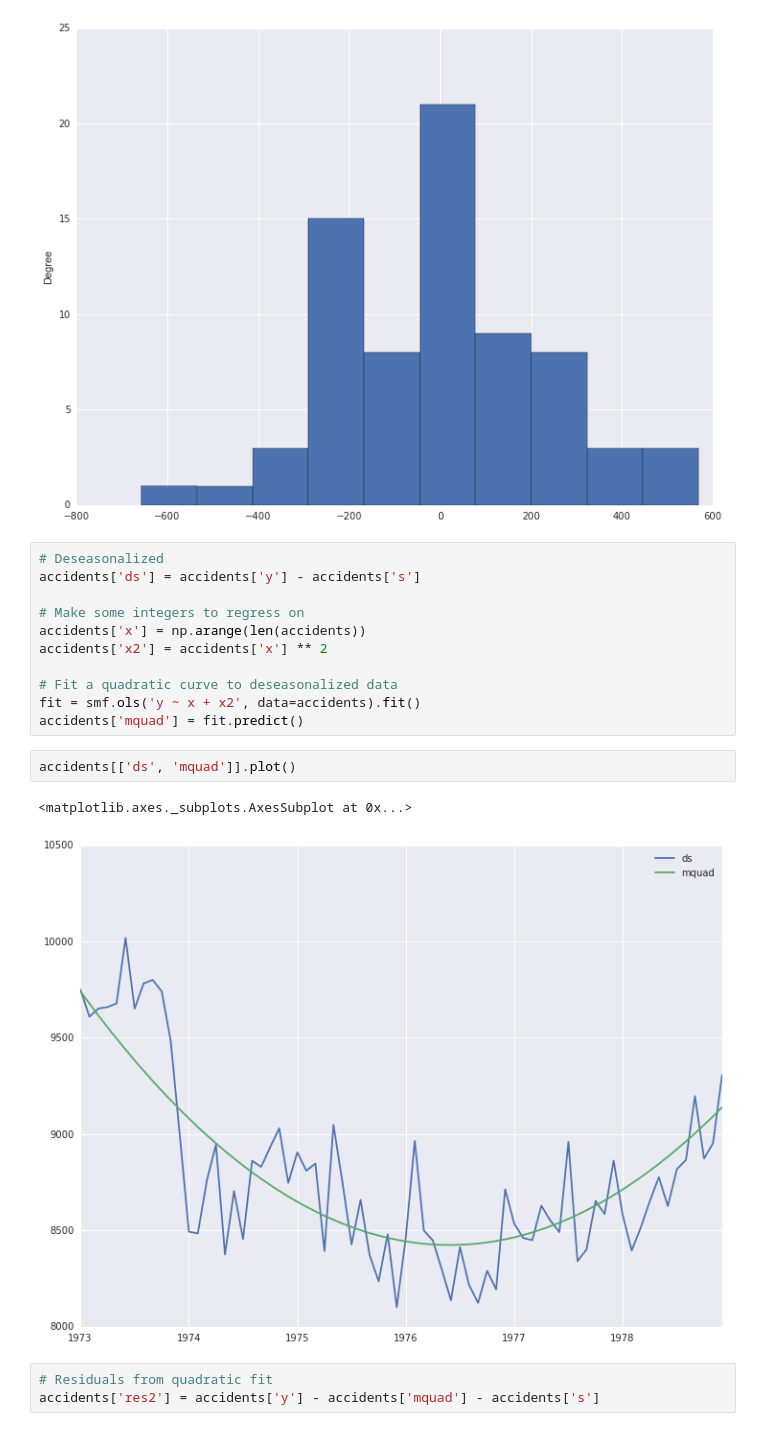
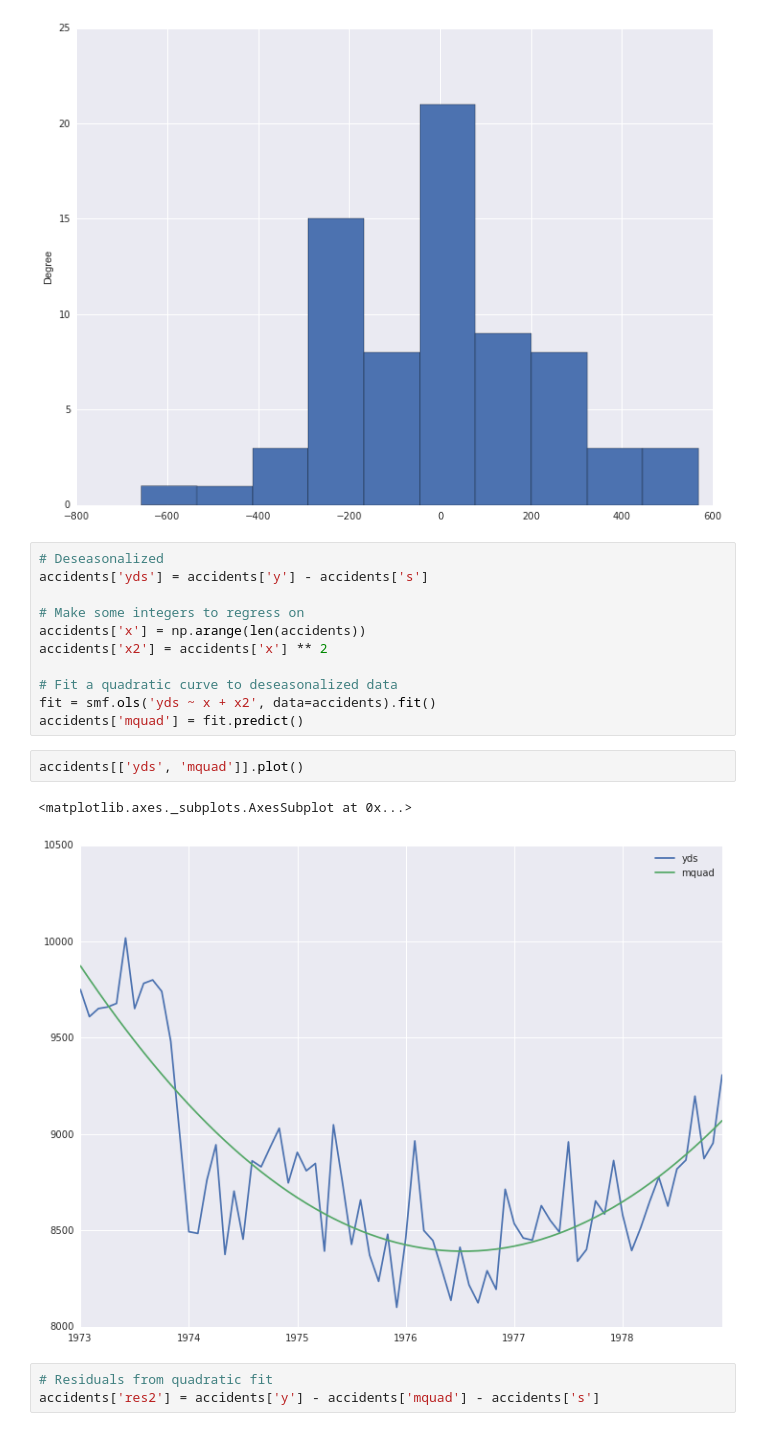
Before and after one commit to clarkfitzg/STA137, a Jupyter notebook: accidents.ipynb, the cells around one changed output. Drawn from its saved outputs; the diff is of its cells as text.

Commit message:
fix mistake in deseasonalized data

```diff
--- a/accidents.ipynb
+++ b/accidents.ipynb
@@ -85,20 +85,20 @@ accidents['residuals'].plot(kind='hist')
 [figure]
 # %%
 # Deseasonalized
-accidents['ds'] = accidents['y'] - accidents['s']
+accidents['yds'] = accidents['y'] - accidents['s']
 
 # Make some integers to regress on
 accidents['x'] = np.arange(len(accidents))
 accidents['x2'] = accidents['x'] ** 2
 
 # Fit a quadratic curve to deseasonalized data
-fit = smf.ols('y ~ x + x2', data=accidents).fit()
+fit = smf.ols('yds ~ x + x2', data=accidents).fit()
 accidents['mquad'] = fit.predict()
 # %%
-accidents[['ds', 'mquad']].plot()
+accidents[['yds', 'mquad']].plot()
 # %% [output]
 <matplotlib.axes._subplots.AxesSubplot at 0x...>
-[figure, old version]
+[figure, new version]
 # %%
 # Residuals from quadratic fit
 accidents['res2'] = accidents['y'] - accidents['mquad'] - accidents['s']
```
Also changed, not shown: parts of 2 cells of this notebook.
